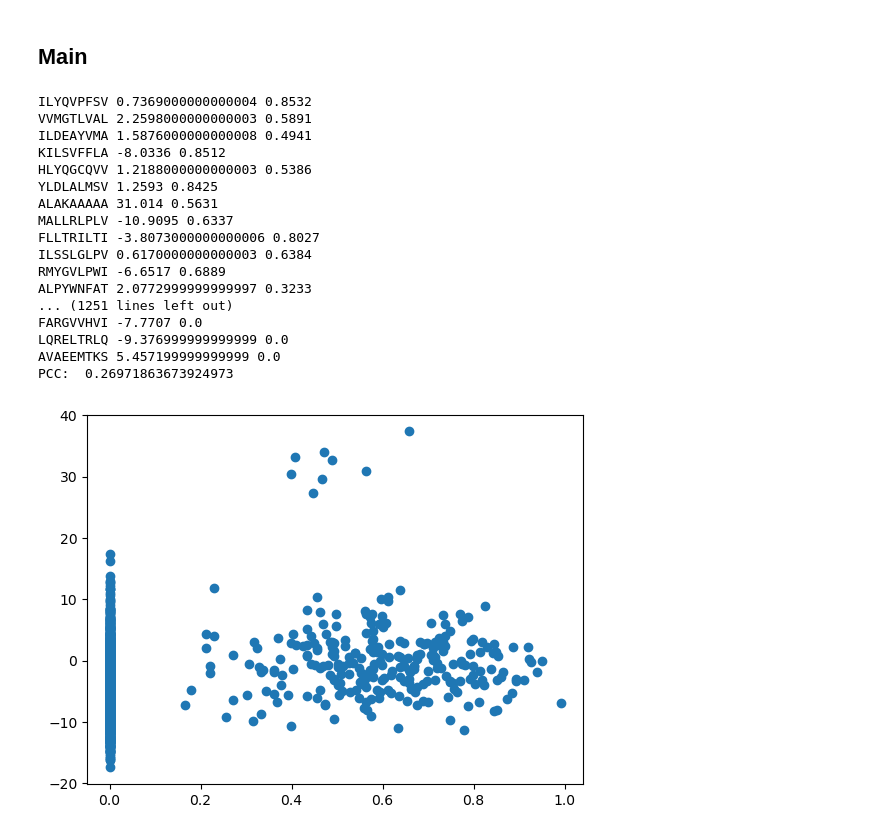
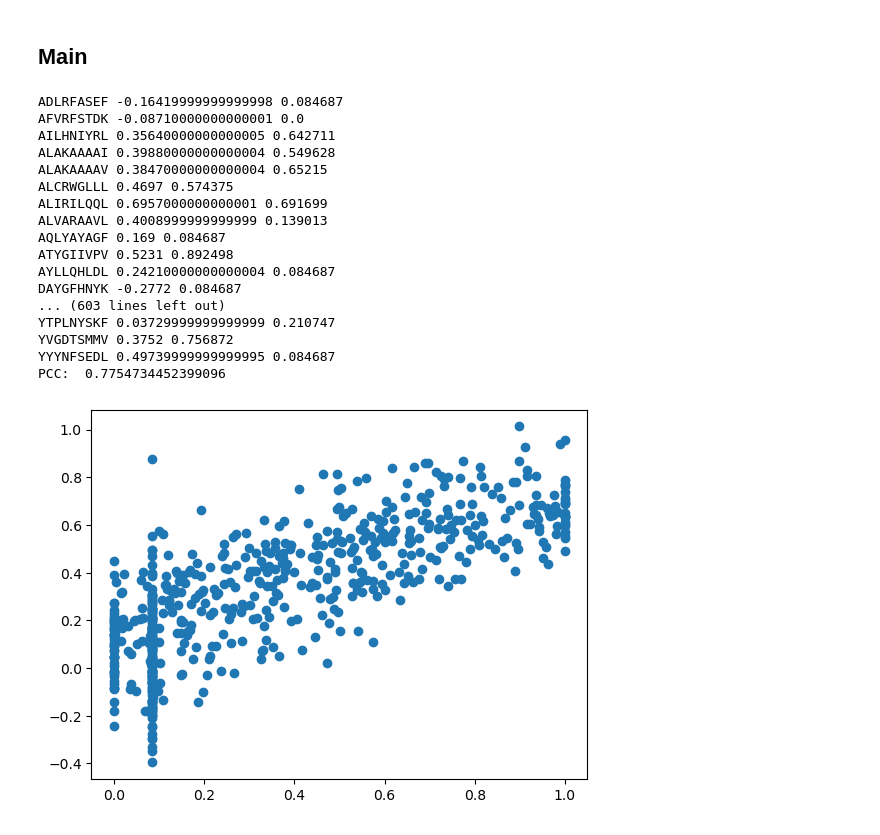
Before and after one commit to s215098/BioAlgoProject2025, a Jupyter notebook: code/PSSM/pep2score.ipynb, the cells around one changed output. Drawn from its saved outputs; the diff is of its cells as text; code cells hidden in the pictures.

Commit message:
PCC plots

```diff
--- a/code/PSSM/pep2score.ipynb
+++ b/code/PSSM/pep2score.ipynb
@@ -14,7 +16,7 @@ import matplotlib.pyplot as plt
 # %% [markdown]
 ## DEFINE THE PATH TO YOUR COURSE DATA DIRECTORY
 # %%
-data_dir = "/Users/alberteenglund/Documents/DTU/8_Semester/22125_algorithms_in_bioinformatics/algorithms/data/"
+data_dir = "/Users/alberteenglund/Documents/DTU/8_Semester/22125_algorithms_in_bioinformatics/algorithms/BioAlgoProject2025/data/"
 # %% [markdown]
 ## Initialize Matrix
 # %%
@@ -76,47 +78,49 @@ def score_peptide(peptide, matrix):
 # %%
 # Read evaluation data
 #evaluation_file = "https://raw.githubusercontent.com/brunoalvarez89/data/master/algorithms_in_bioinformatics/part_2/A0201.eval"
-evaluation_file = data_dir + "PSSM/A0201.eval"
+evaluation_file = data_dir + "all_files_new/A0201/e000.csv"
 
-evaluation = np.loadtxt(evaluation_file, dtype=str).reshape(-1,2)
+evaluation = np.loadtxt(evaluation_file, dtype=str).reshape(-1,3)
+
 evaluation_peptides = evaluation[:, 0]
 evaluation_targets = evaluation[:, 1].astype(float)
+
 
 evaluation_peptides, evaluation_targets
 
 peptide_length = len(evaluation_peptides[0])
 
 # Define which PSSM file to use (file save from pep2mat)
-pssm_file = data_dir + "PSSM/A0201.single_lig_mat"
+pssm_file = "/Users/alberteenglund/Documents/DTU/8_Semester/22125_algorithms_in_bioinformatics/algorithms/BioAlgoProject2025/results/SMM/gradient_decent/A0201.res/l.0.1/mat.1"
 
 w_matrix = from_psi_blast(pssm_file)
 
 evaluation_predictions = []
 for i in range(len(evaluation_peptides)):
     score = score_peptide(evaluation_peptides[i], w_matrix)
     evaluation_predictions.append(score)
     print (evaluation_peptides[i], score, evaluation_targets[i])
 
 pcc = pearsonr(evaluation_targets, evaluation_predictions)
 print("PCC: ", pcc[0])
 
 plt.scatter(evaluation_targets, evaluation_predictions);
 # %% [output]
-ILYQVPFSV 0.7369000000000004 0.8532
-VVMGTLVAL 2.2598000000000003 0.5891
-ILDEAYVMA 1.5876000000000008 0.4941
-KILSVFFLA -8.0336 0.8512
-HLYQGCQVV 1.2188000000000003 0.5386
-YLDLALMSV 1.2593 0.8425
-ALAKAAAAA 31.014 0.5631
-MALLRLPLV -10.9095 0.6337
-FLLTRILTI -3.8073000000000006 0.8027
-ILSSLGLPV 0.6170000000000003 0.6384
-RMYGVLPWI -6.6517 0.6889
-ALPYWNFAT 2.0772999999999997 0.3233
-... (1251 lines left out)
-FARGVVHVI -7.7707 0.0
-LQRELTRLQ -9.376999999999999 0.0
-AVAEEMTKS 5.457199999999999 0.0
-PCC:  0.26971863673924973
+ADLRFASEF -0.16419999999999998 0.084687
+AFVRFSTDK -0.08710000000000001 0.0
+AILHNIYRL 0.35640000000000005 0.642711
+ALAKAAAAI 0.39880000000000004 0.549628
+ALAKAAAAV 0.38470000000000004 0.65215
+ALCRWGLLL 0.4697 0.574375
+ALIRILQQL 0.6957000000000001 0.691699
+ALVARAAVL 0.4008999999999999 0.139013
+AQLYAYAGF 0.169 0.084687
+ATYGIIVPV 0.5231 0.892498
+AYLLQHLDL 0.24210000000000004 0.084687
+DAYGFHNYK -0.2772 0.084687
+... (603 lines left out)
+YTPLNYSKF 0.03729999999999999 0.210747
+YVGDTSMMV 0.3752 0.756872
+YYYNFSEDL 0.49739999999999995 0.084687
+PCC:  0.7754734452399096
-[figure, old version]
+[figure, new version]
```
Also changed, not shown: parts of 4 cells of this notebook, 7 other files.
